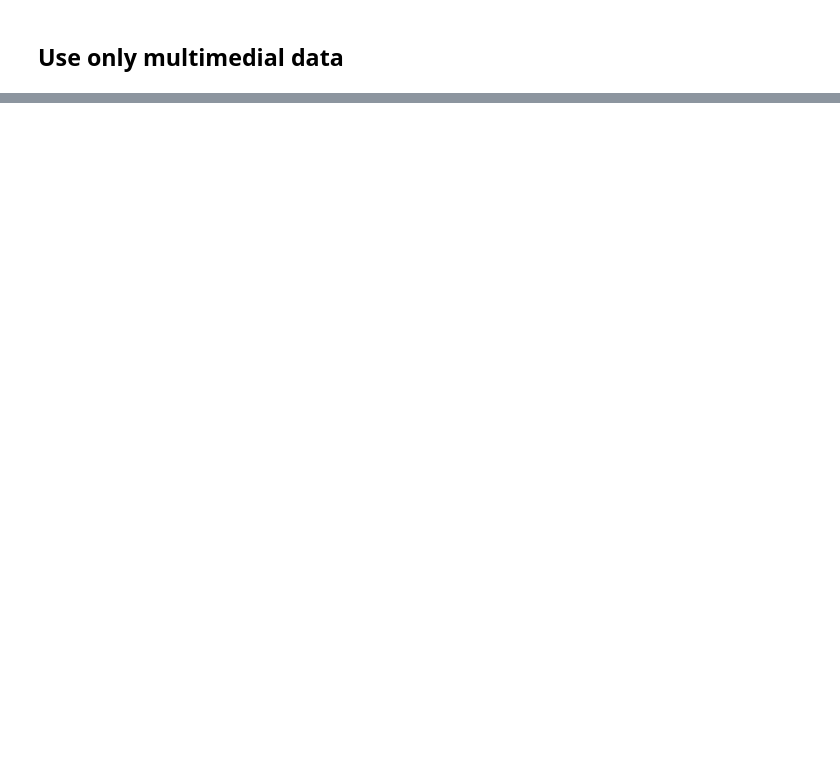
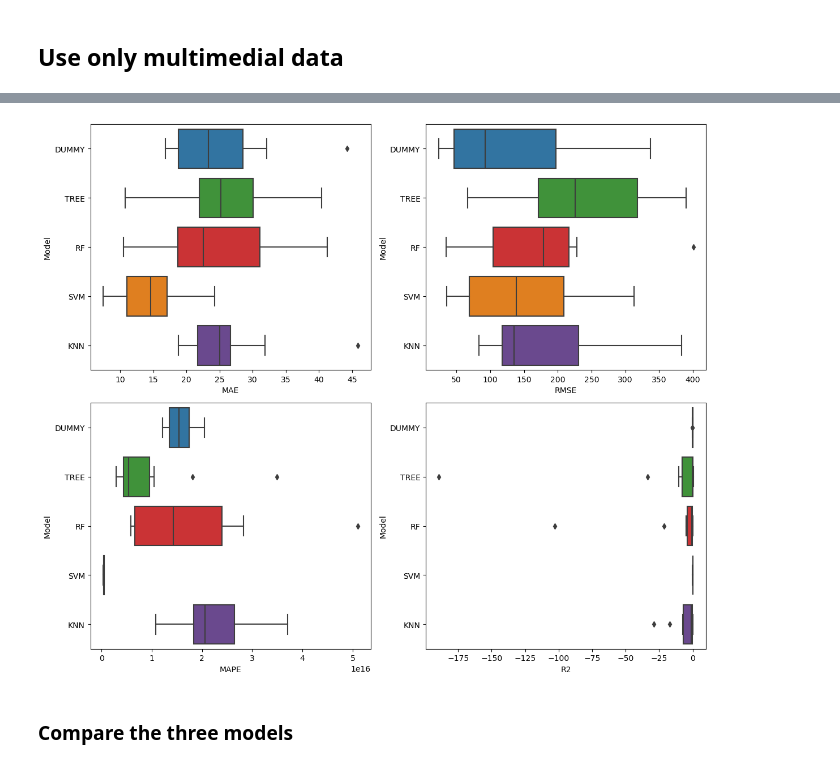
Before and after one commit to giuliofantuzzi/ML-final-project, a Jupyter notebook: code/ML-models/models.ipynb, the cells around one changed output, grey strips where cells are left out. Cells and saved outputs as stored; diff of their text form; code cells hidden in the pictures; blank space fills up the shorter version.

```diff
--- a/code/ML-models/models.ipynb
+++ b/code/ML-models/models.ipynb
@@ -591,0 +617,4 @@ plt.show()
+# %%
+X = merged_df
+X.drop(columns=['processed text'], inplace=True)
+X.info()
@@ -591,0 +627,2 @@ plt.show()
+# %%
+reg_metrics_text = pd.DataFrame(columns=['Model', 'MAE', 'RMSE', 'MAPE', 'R2'])
@@ -591,0 +791,26 @@ plt.show()
+# %%
+knn_kfolds = KFold(n_splits=10, shuffle=True)
+for train_idx, test_idx in knn_kfolds.split(X):
+    knn_regressor = KNeighborsRegressor()
+    knn_regressor.fit(X.iloc[train_idx], Y.iloc[train_idx])
+    y_knn_reg = knn_regressor.predict(X.iloc[test_idx])
+    current_knn_mae = mean_absolute_error(Y.iloc[test_idx], y_knn_reg)
+    current_knn_mse = mean_squared_error(Y.iloc[test_idx], y_knn_reg)
+    current_knn_rmse = np.sqrt(current_knn_mse)
+    current_knn_mape = mean_absolute_percentage_error(Y.iloc[test_idx], y_knn_reg)
+    current_knn_r2 = r2_score(Y.iloc[test_idx], y_knn_reg)
+    reg_metrics_text.loc[len(reg_metrics_text)] = ['KNN', current_knn_mae, current_knn_rmse, current_knn_mape, current_knn_r2]
+
+# Dovrebbe essere lo stesso di fare:
+# knn_regressor = KNeighborsRegressor()
+#
+# Perform cross-validation to get MSE scores
+# mse_scores = -cross_val_score(knn_regressor, X, Y,
+#                              scoring='neg_mean_squared_error', cv=10)
+# mae scores = -cross_val_score(knn_regressor, X, Y, scoring='neg_mean_absolute_error', cv=10)
+# mape_scores = -cross_val_score(knn_regressor, X, Y, scoring='neg_mean_absolute_percentage_error', cv=10)
+# reg_metrics_new.loc[len(reg_metrics_new)] = ['DUMMY', mae_scores, mse_scores, mape_scores]
+
+# Print MSE scores and mean MSE
+print(f"MSE Scores: {reg_metrics_text.loc[reg_metrics_text['Model']=='KNN','RMSE']}")
+print(f"Mean MSE: {np.mean(reg_metrics_text.loc[reg_metrics_text['Model']=='KNN','RMSE'])}")
@@ -591,0 +830,14 @@ plt.show()
+# %%
+fig, axs = plt.subplots(2, 2, figsize=(12, 10))
+sns.boxplot(data=reg_metrics_text, x="MAE", y="Model", ax=axs[0, 0], palette=sns.color_palette('Paired')[1::2])
+sns.boxplot(data=reg_metrics_text, x="RMSE", y="Model", ax=axs[0, 1], palette=sns.color_palette('Paired')[1::2])
+sns.boxplot(data=reg_metrics_text, x="MAPE", y="Model", ax=axs[1, 0], palette=sns.color_palette('Paired')[1::2])
+sns.boxplot(data=reg_metrics_text, x="R2", y="Model", ax=axs[1, 1], palette=sns.color_palette('Paired')[1::2])
+
+
+plt.tight_layout()
+plt.show()
+# %% [output]
+[figure, added]
+# %% [markdown]
+### Compare the three models
```
Also changed, not shown: parts of 22 cells of this notebook, 1 other file.
